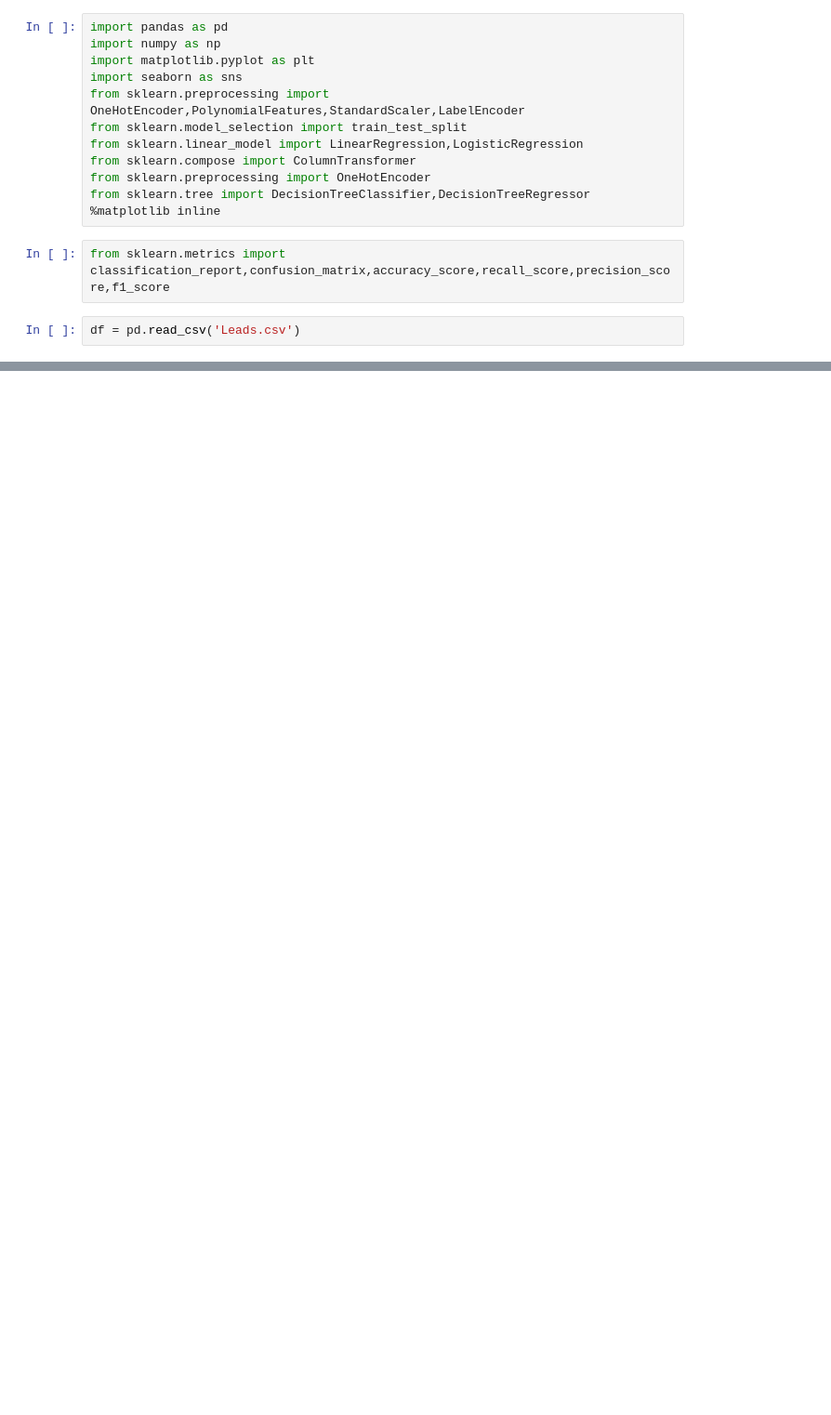
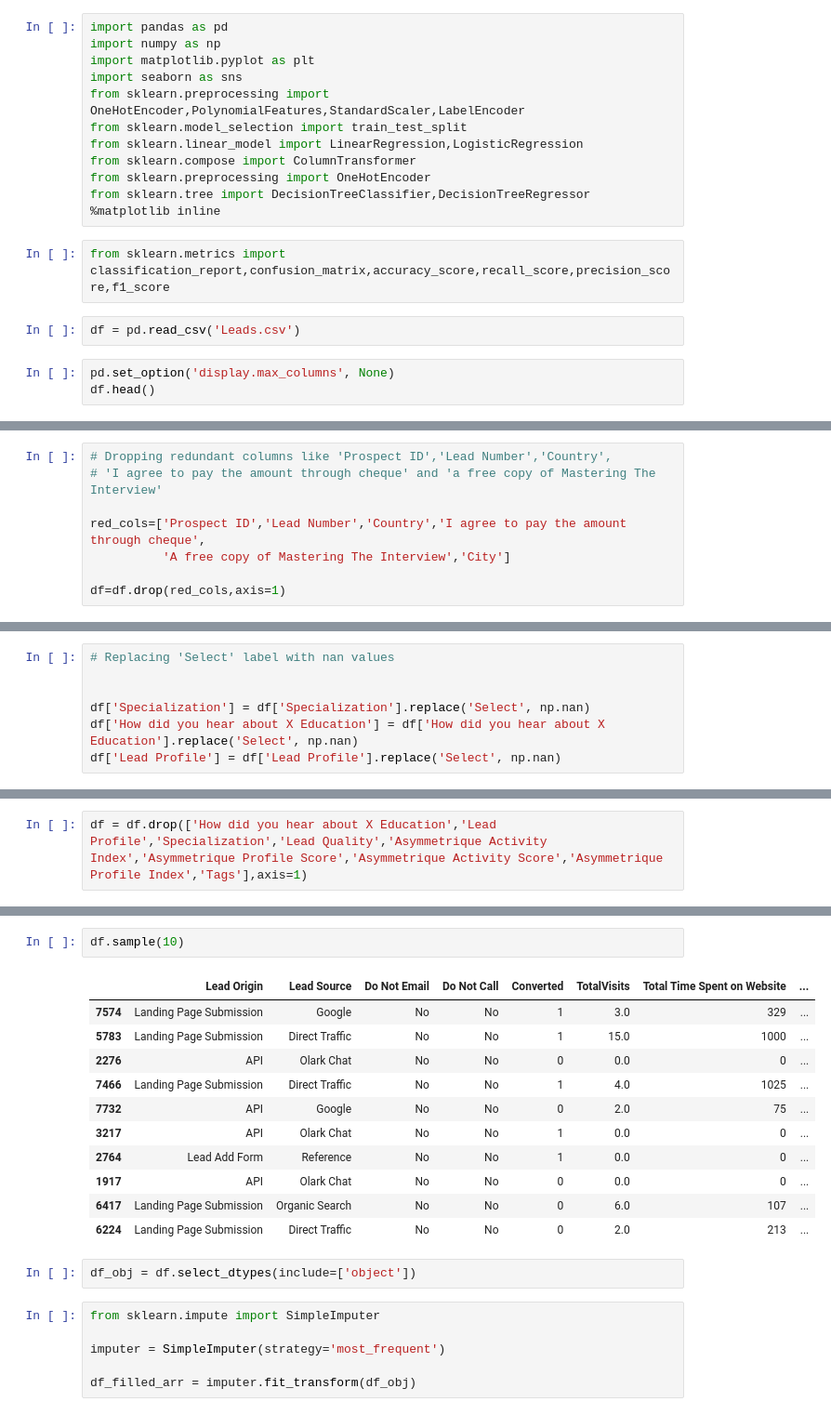
Before and after one commit to AnurajNigade/Machine_Learning-Module-, a Jupyter notebook: ML_Assignment/Lead_class.ipynb, the cells around one changed output, grey strips where cells are left out. Shown at 93% size. Cells and saved outputs as stored; diff of their text form; blank space fills up the shorter version.

```diff
--- a/ML_Assignment/Lead_class.ipynb
+++ b/ML_Assignment/Lead_class.ipynb
@@ -14,3 +14,6 @@ from sklearn.tree import DecisionTreeClassifier,DecisionTreeRegressor
 from sklearn.metrics import classification_report,confusion_matrix,accuracy_score,recall_score,precision_score,f1_score
 # %%
 df = pd.read_csv('Leads.csv')
+# %%
+pd.set_option('display.max_columns', None)
+df.head()
@@ -16,0 +51,8 @@ df = pd.read_csv('Leads.csv')
+# %%
+# Dropping redundant columns like 'Prospect ID','Lead Number','Country',
+# 'I agree to pay the amount through cheque' and 'a free copy of Mastering The Interview'
+
+red_cols=['Prospect ID','Lead Number','Country','I agree to pay the amount through cheque',
+          'A free copy of Mastering The Interview','City']
+
+df=df.drop(red_cols,axis=1)
@@ -16,0 +72,7 @@ df = pd.read_csv('Leads.csv')
+# %%
+# Replacing 'Select' label with nan values
+
+
+df['Specialization'] = df['Specialization'].replace('Select', np.nan)
+df['How did you hear about X Education'] = df['How did you hear about X Education'].replace('Select', np.nan)
+df['Lead Profile'] = df['Lead Profile'].replace('Select', np.nan)
@@ -16,0 +101,2 @@ df = pd.read_csv('Leads.csv')
+# %%
+df = df.drop(['How did you hear about X Education','Lead Profile','Specialization','Lead Quality','Asymmetrique Activity Index','Asymmetrique Profile Score','Asymmetrique Activity Score','Asymmetrique Profile Index','Tags'],axis=1)
@@ -16,0 +143,22 @@ df = pd.read_csv('Leads.csv')
+# %%
+df.sample(10)
+# %% [output]
+|  | Lead Origin | Lead Source | Do Not Email | Do Not Call | Converted | TotalVisits | Total Time Spent on Website | ... |
+| 7574 | Landing Page Submission | Google | No | No | 1 | 3.0 | 329 | ... |
+| 5783 | Landing Page Submission | Direct Traffic | No | No | 1 | 15.0 | 1000 | ... |
+| 2276 | API | Olark Chat | No | No | 0 | 0.0 | 0 | ... |
+| 7466 | Landing Page Submission | Direct Traffic | No | No | 1 | 4.0 | 1025 | ... |
+| 7732 | API | Google | No | No | 0 | 2.0 | 75 | ... |
+| 3217 | API | Olark Chat | No | No | 1 | 0.0 | 0 | ... |
+| 2764 | Lead Add Form | Reference | No | No | 1 | 0.0 | 0 | ... |
+| 1917 | API | Olark Chat | No | No | 0 | 0.0 | 0 | ... |
+| 6417 | Landing Page Submission | Organic Search | No | No | 0 | 6.0 | 107 | ... |
+| 6224 | Landing Page Submission | Direct Traffic | No | No | 0 | 2.0 | 213 | ... |
+# %%
+df_obj = df.select_dtypes(include=['object'])
+# %%
+from sklearn.impute import SimpleImputer
+
+imputer = SimpleImputer(strategy='most_frequent')
+
+df_filled_arr = imputer.fit_transform(df_obj)
```
Also changed, not shown: parts of 34 cells of this notebook, 7 other files.
